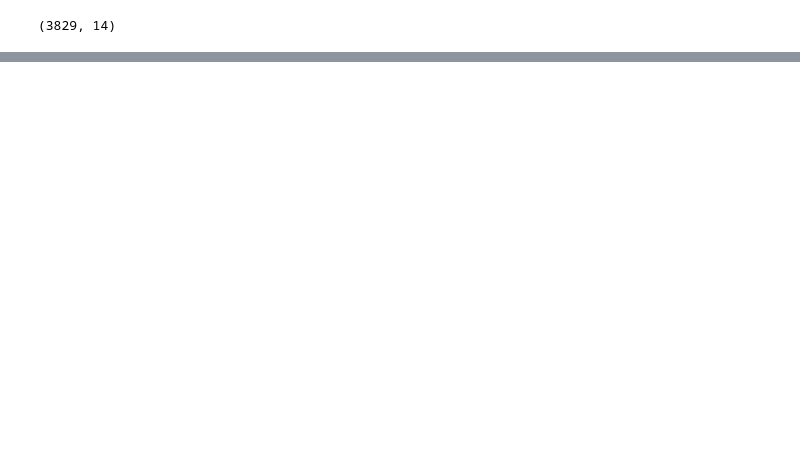
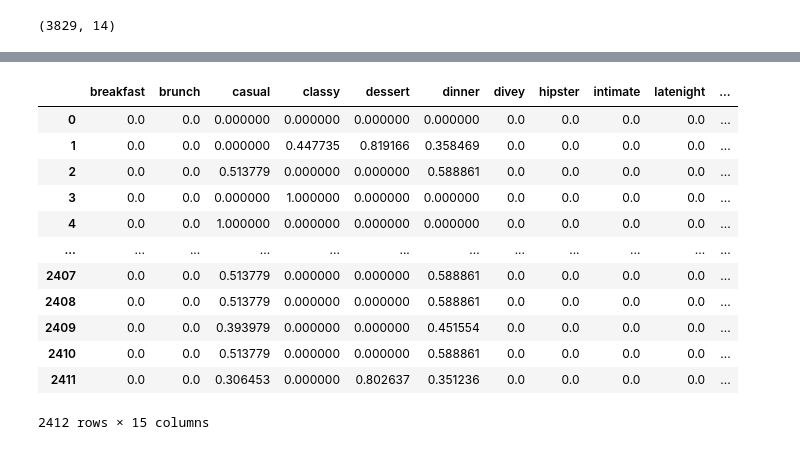
Before and after one commit to poolkit/Hybrid-Restaurant-Recommender, a Jupyter notebook: notebooks/ContentBased_filtering.ipynb, the cells around one changed output, grey strips where cells are left out. Cells and saved outputs as stored; diff of their text form; code cells hidden in the pictures; blank space fills up the shorter version.

```diff
--- a/notebooks/ContentBased_filtering.ipynb
+++ b/notebooks/ContentBased_filtering.ipynb
@@ -159,0 +205,14 @@ q
+# %%
+ambience_list=[]
+
+def get_ambience(x):
+    st = ''
+    if x is None:
+        return ''
+    for k,v in x.items():
+        if v:
+            st += k + ' '
+            ambience_list.append(k)
+    return st[:-1]
+
+expanded_attributes.Ambience = expanded_attributes.Ambience.apply(get_ambience)
@@ -159,0 +234,36 @@ q
+# %%
+expanded_attributes.GoodForMeal = expanded_attributes.GoodForMeal.apply(lambda x:ast.literal_eval(x) if not pd.isna(x) else {})
+# %%
+meal_list=[]
+
+def get_meal(x):
+    st = ''
+    if x is None:
+        return ''
+    for k,v in x.items():
+        if v:
+            st += k + ' '
+            meal_list.append(k)
+    return st[:-1]
+
+expanded_attributes.GoodForMeal = expanded_attributes.GoodForMeal.apply(get_meal)
+# %%
+tfidf_vectorizer = TfidfVectorizer()
+tfidf_matrix = tfidf_vectorizer.fit_transform(expanded_attributes['Ambience'] + " " + expanded_attributes['GoodForMeal'])
+tfidf_df = pd.DataFrame(tfidf_matrix.toarray(), columns=tfidf_vectorizer.get_feature_names_out())
+# %%
+tfidf_df
+# %% [output]
+|  | breakfast | brunch | casual | classy | dessert | dinner | divey | hipster | intimate | latenight | ... |
+| 0 | 0.0 | 0.0 | 0.000000 | 0.000000 | 0.000000 | 0.000000 | 0.0 | 0.0 | 0.0 | 0.0 | ... |
+| 1 | 0.0 | 0.0 | 0.000000 | 0.447735 | 0.819166 | 0.358469 | 0.0 | 0.0 | 0.0 | 0.0 | ... |
+| 2 | 0.0 | 0.0 | 0.513779 | 0.000000 | 0.000000 | 0.588861 | 0.0 | 0.0 | 0.0 | 0.0 | ... |
+| 3 | 0.0 | 0.0 | 0.000000 | 1.000000 | 0.000000 | 0.000000 | 0.0 | 0.0 | 0.0 | 0.0 | ... |
+| 4 | 0.0 | 0.0 | 1.000000 | 0.000000 | 0.000000 | 0.000000 | 0.0 | 0.0 | 0.0 | 0.0 | ... |
+| ... | ... | ... | ... | ... | ... | ... | ... | ... | ... | ... | ... |
+| 2407 | 0.0 | 0.0 | 0.513779 | 0.000000 | 0.000000 | 0.588861 | 0.0 | 0.0 | 0.0 | 0.0 | ... |
+| 2408 | 0.0 | 0.0 | 0.513779 | 0.000000 | 0.000000 | 0.588861 | 0.0 | 0.0 | 0.0 | 0.0 | ... |
+| 2409 | 0.0 | 0.0 | 0.393979 | 0.000000 | 0.000000 | 0.451554 | 0.0 | 0.0 | 0.0 | 0.0 | ... |
+| 2410 | 0.0 | 0.0 | 0.513779 | 0.000000 | 0.000000 | 0.588861 | 0.0 | 0.0 | 0.0 | 0.0 | ... |
+| 2411 | 0.0 | 0.0 | 0.306453 | 0.000000 | 0.802637 | 0.351236 | 0.0 | 0.0 | 0.0 | 0.0 | ... |
+2412 rows × 15 columns
```
Also changed, not shown: parts of 51 cells of this notebook, 1 other file.
